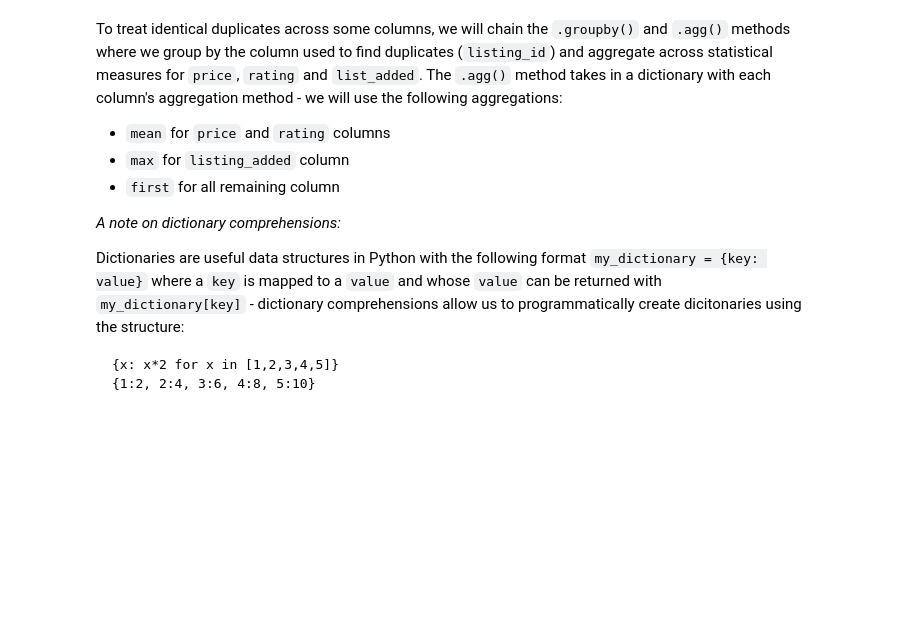
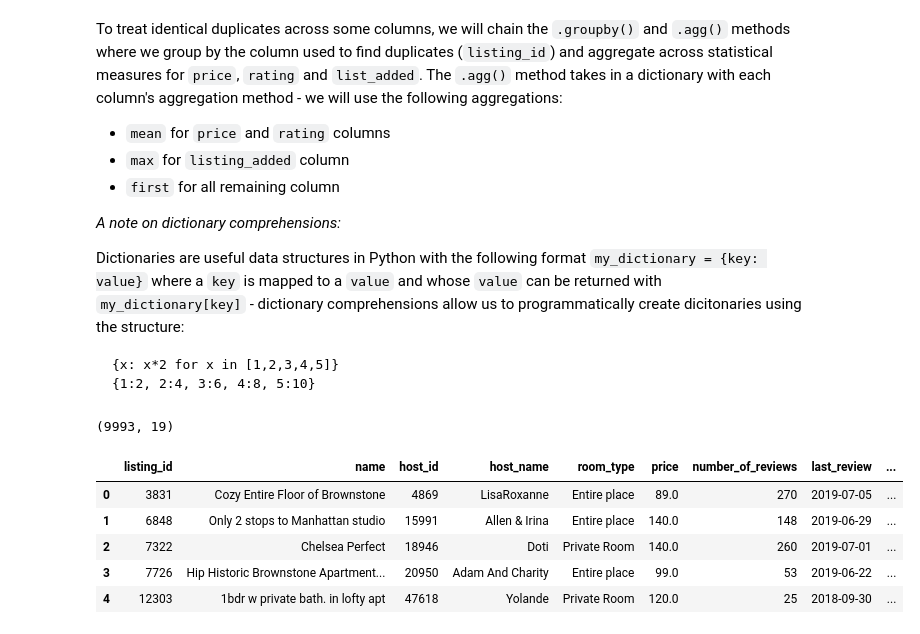
Before and after one commit to 208252/statistics, a Jupyter notebook: Cleaning_Data_in_Python_live_session.ipynb, the cells around one changed output. Cells and saved outputs as stored; diff of their text form; code cells hidden in the pictures; blank space fills up the shorter version.

````diff
--- a/Cleaning_Data_in_Python_live_session.ipynb
+++ b/Cleaning_Data_in_Python_live_session.ipynb
@@ -742,3 +781,24 @@ Dictionaries are useful data structures in Python with the following format
 {x: x*2 for x in [1,2,3,4,5]}
 {1:2, 2:4, 3:6, 4:8, 5:10}
 ```
+# %%
+cols = [c for c in airbnb.columns if c != 'listing_id']
+
+agg_dict = {
+    c: 'mean' if c in ['price', 'rating']
+    else 'max' if c == 'listing_added'
+    else 'first'
+    for c in cols
+}
+
+airbnb = airbnb.groupby('listing_id').agg(agg_dict).reset_index()
+print(airbnb.shape)
+airbnb.head()
+# %% [output]
+(9993, 19)
+|  | listing_id | name | host_id | host_name | room_type | price | number_of_reviews | last_review | ... |
+| 0 | 3831 | Cozy Entire Floor of Brownstone | 4869 | LisaRoxanne | Entire place | 89.0 | 270 | 2019-07-05 | ... |
+| 1 | 6848 | Only 2 stops to Manhattan studio | 15991 | Allen & Irina | Entire place | 140.0 | 148 | 2019-06-29 | ... |
+| 2 | 7322 | Chelsea Perfect | 18946 | Doti | Private Room | 140.0 | 260 | 2019-07-01 | ... |
+| 3 | 7726 | Hip Historic Brownstone Apartment... | 20950 | Adam And Charity | Entire place | 99.0 | 53 | 2019-06-22 | ... |
+| 4 | 12303 | 1bdr w private bath. in lofty apt | 47618 | Yolande | Private Room | 120.0 | 25 | 2018-09-30 | ... |
````
Also changed, not shown: parts of 19 cells of this notebook.
